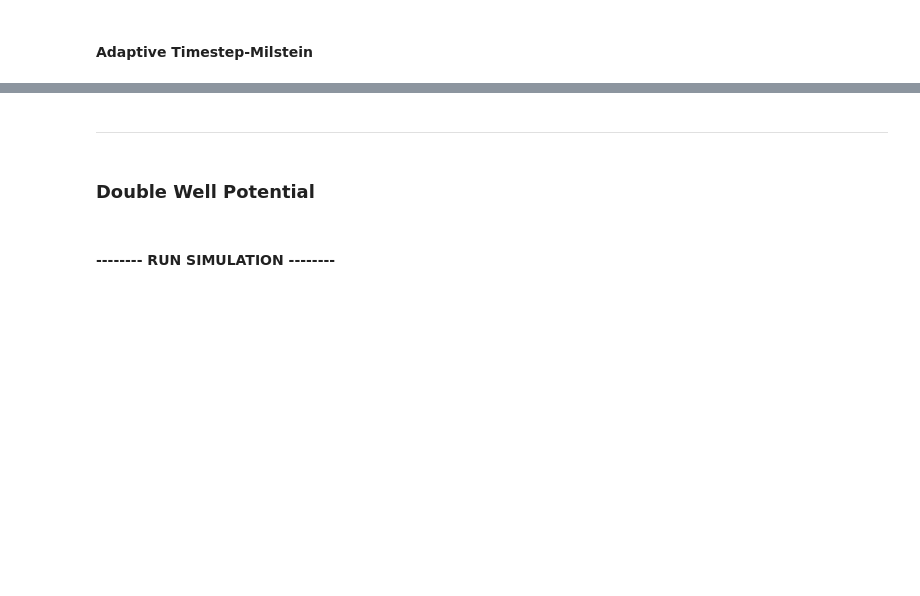
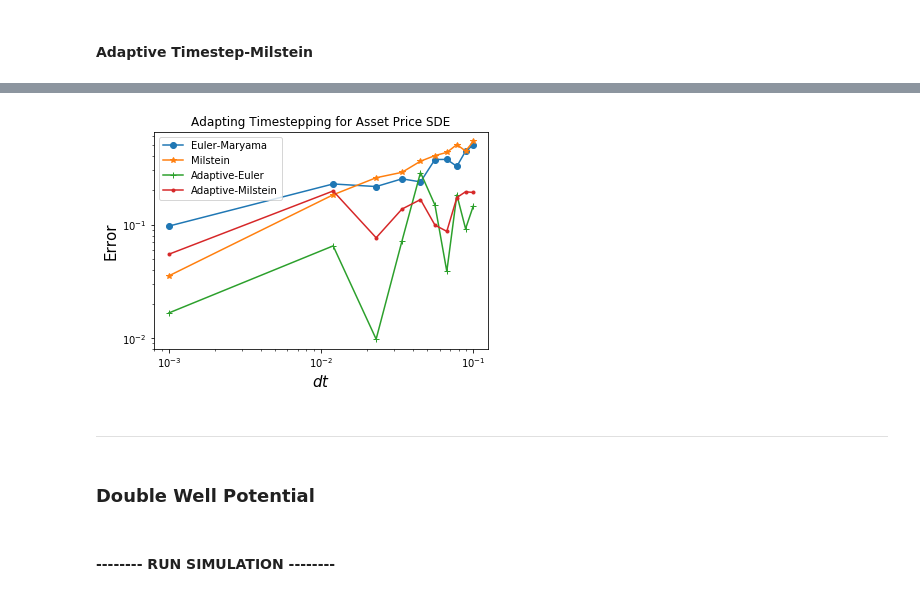
Before and after one commit to kevinNejad/RSCAM_Group2, a Jupyter notebook: Code/Implementations.ipynb, the cells around one changed output, grey strips where cells are left out. Cells and saved outputs as stored; diff of their text form; code cells hidden in the pictures; blank space fills up the shorter version.

```diff
--- a/Code/Implementations.ipynb
+++ b/Code/Implementations.ipynb
@@ -756,2 +739,4 @@ print('Mean:{}, std:{}, Confidence Interval: ({},{})'.format(tmean_Adapt_Mils, t
+# %%
+timesteps = np.linspace(0.001, 0.1, 10)
 # %% [markdown]
 #### Euler-Maruyama
@@ -758,2 +768,11 @@ print('Mean:{}, std:{}, Confidence Interval: ({},{})'.format(tmean_Adapt_Mils, t
 # %% [markdown]
 #### Milstien
+# %%
+# Milstein
+errors_Mils = []
+for dt in timesteps:
+    t_exit_Mils, tmean_Mils, tstd_Mils, cileft_Mils, ciright_Mils = em_milstein.compute_MHT_Milstein(X0=X0,dt=dt,num_itr=num_itr, f=f, g=g, dg=dg, lower_b=lower_b,upper_b=upper_b)
+    errors_Mils.append(abs(tmean_Mils-exact_MHT))
+
+# print('-----Misltein Method-----')
+# print('Mean:{}, std:{}, Confidence Interval: ({},{})'.format(tmean_Mils, tstd_Mils, cileft_Mils, ciright_Mils))
@@ -763,3 +795,13 @@ print('Mean:{}, std:{}, Confidence Interval: ({},{})'.format(tmean_Adapt_Mils, t
 #### Euler-Maryama Boundary Check
 # %% [markdown]
 #### Adaptive Timestep-Euler-Maruyama
+# %%
+# Adaptive Euler Maryama
+
+errors_Adaptive_EM = []
+for dt in timesteps:
+    t_exit_Adapt_EM, tmean_Adapt_EM, tstd_Adapt_EM, cileft_Adapt_EM, ciright_Adapt_EM = adaptive_timestep.compute_MHT_EM(X0=X0,dt=dt,num_itr=num_itr, f=f, g=g,lower_b=lower_b,upper_b=upper_b)
+    errors_Adaptive_EM.append(abs(tmean_Adapt_EM-exact_MHT))
+
+# print('-----Adaptive Euler Method-----')
+# print('Mean:{}, std:{}, Confidence Interval: ({},{})'.format(tmean_Adapt_EM, tstd_Adapt_EM, cileft_Adapt_EM, ciright_Adapt_EM))
@@ -766,2 +821,12 @@ print('Mean:{}, std:{}, Confidence Interval: ({},{})'.format(tmean_Adapt_Mils, t
 # %% [markdown]
 #### Adaptive Timestep-Milstein
+# %%
+# Adaptive Milstein
+
+errors_Adaptive_Mils = []
+for dt in timesteps:
+    t_exit_Adapt_Mils, tmean_Adapt_Mils, tstd_Adapt_Mils, cileft_Adapt_Mils, ciright_Adapt_Mils = adaptive_timestep.compute_MHT_Mils(X0=X0,dt=dt,num_itr=num_itr, f=f, g=g, dg=dg, lower_b=lower_b,upper_b=upper_b)
+    errors_Adaptive_Mils.append(abs(tmean_Adapt_Mils-exact_MHT))
+
+# print('-----Adaptive Milstein Method-----')
+# print('Mean:{}, std:{}, Confidence Interval: ({},{})'.format(tmean_Adapt_Mils, tstd_Adapt_Mils, cileft_Adapt_Mils, ciright_Adapt_Mils))
@@ -768,3 +846,15 @@ print('Mean:{}, std:{}, Confidence Interval: ({},{})'.format(tmean_Adapt_Mils, t
+# %%
+plt.loglog(timesteps, errors_EM,marker='o', label='Euler-Maryama' )
+plt.loglog(timesteps, errors_Mils, marker='*', label='Milstein')
+plt.loglog(timesteps, errors_Adaptive_EM, marker='+', label='Adaptive-Euler')
+plt.loglog(timesteps, errors_Adaptive_Mils, marker='.', label='Adaptive-Milstein')
+plt.ylabel('Error', fontsize=15)
+plt.xlabel('$dt$', fontsize=15)
+plt.title('Adapting Timestepping for Asset Price SDE')
+plt.legend(loc='best')
+plt.savefig('errors-loglog.png')
+# %% [output]
+[figure, added]
 # %% [markdown]
 ________________
 # %% [markdown]
```
Also changed, not shown: parts of 15 cells of this notebook, 3 other files.
